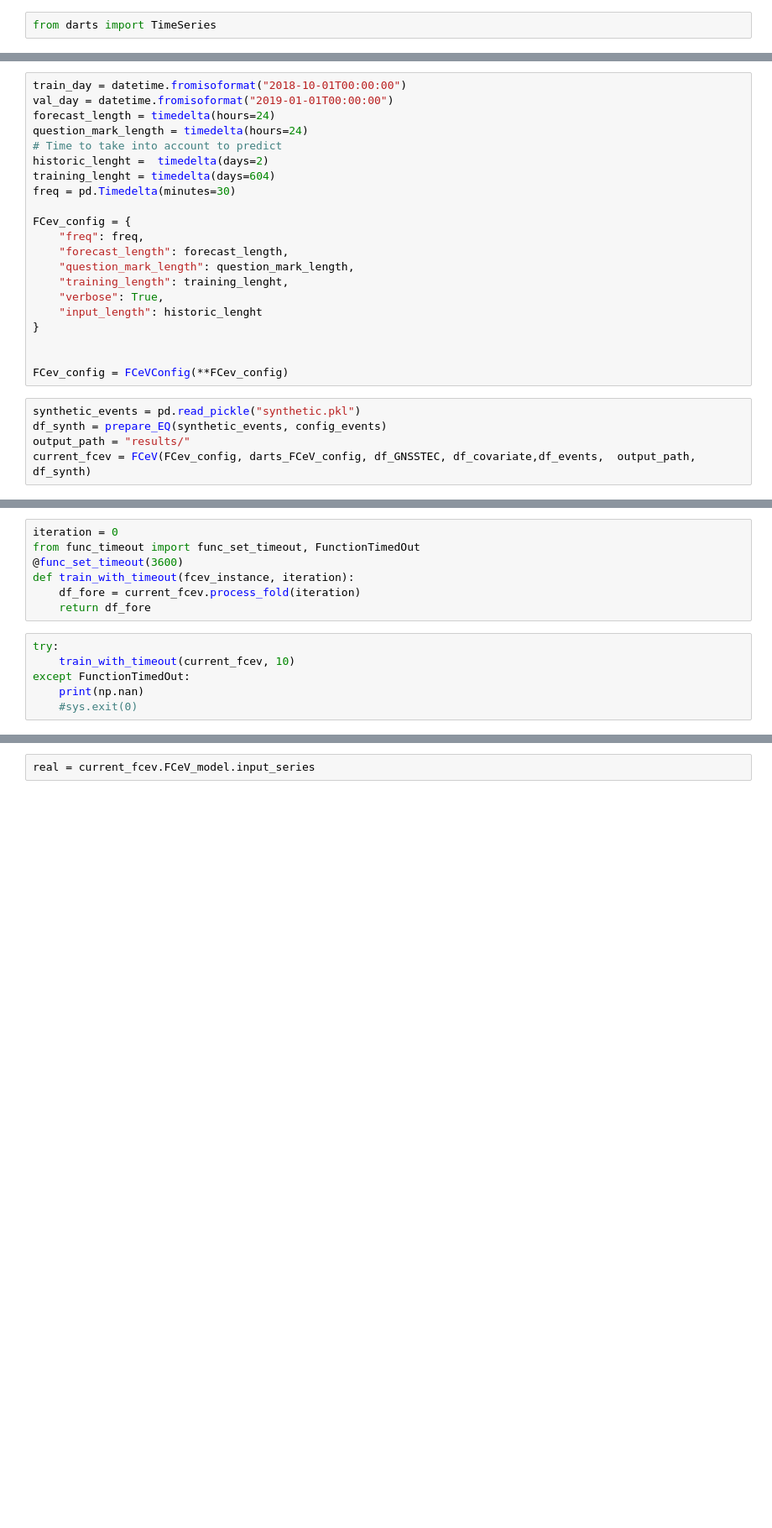
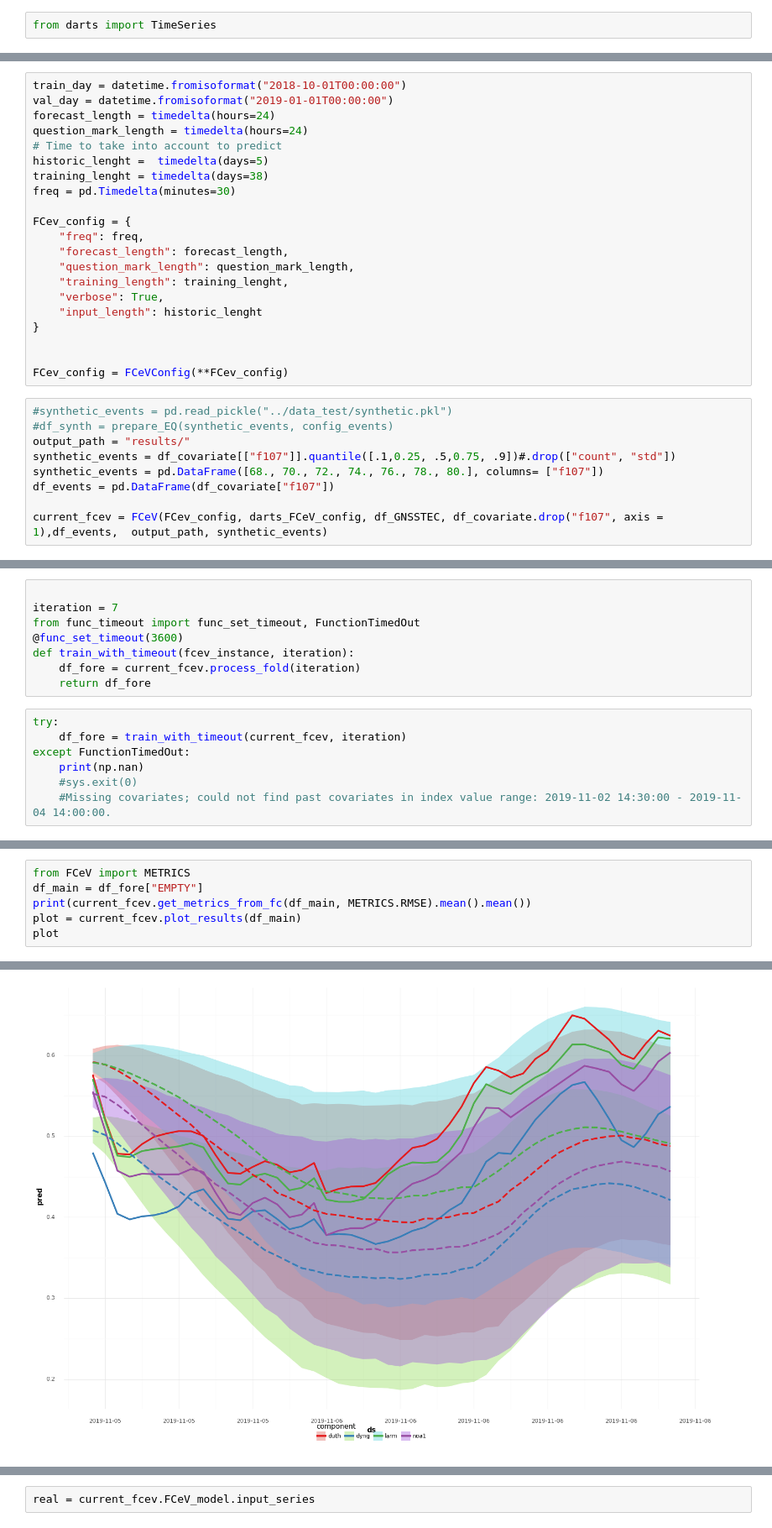
Before and after one commit to carloscanodomingo/NeuralProphetEQ, a Jupyter notebook: notebooks/testing_FCeVDarts.ipynb, the cells around one changed output, grey strips where cells are left out. Shown at 84% size. Cells and saved outputs as stored; diff of their text form; blank space fills up the shorter version.

```diff
--- a/notebooks/testing_FCeVDarts.ipynb
+++ b/notebooks/testing_FCeVDarts.ipynb
@@ -186,8 +196,8 @@ val_day = datetime.fromisoformat("2019-01-01T00:00:00")
 forecast_length = timedelta(hours=24)
 question_mark_length = timedelta(hours=24)
 # Time to take into account to predict
-historic_lenght =  timedelta(days=2)
-training_lenght = timedelta(days=604)
+historic_lenght =  timedelta(days=5)
+training_lenght = timedelta(days=38)
 freq = pd.Timedelta(minutes=30)
 
 FCev_config = {
@@ -202,7 +212,11 @@ FCev_config = {
 
 FCev_config = FCeVConfig(**FCev_config)
 # %%
-synthetic_events = pd.read_pickle("synthetic.pkl")
-df_synth = prepare_EQ(synthetic_events, config_events)
+#synthetic_events = pd.read_pickle("../data_test/synthetic.pkl")
+#df_synth = prepare_EQ(synthetic_events, config_events)
 output_path = "results/"
-current_fcev = FCeV(FCev_config, darts_FCeV_config, df_GNSSTEC, df_covariate,df_events,  output_path, df_synth)
+synthetic_events = df_covariate[["f107"]].quantile([.1,0.25, .5,0.75, .9])#.drop(["count", "std"])
+synthetic_events = pd.DataFrame([68., 70., 72., 74., 76., 78., 80.], columns= ["f107"])
+df_events = pd.DataFrame(df_covariate["f107"])
+
+current_fcev = FCeV(FCev_config, darts_FCeV_config, df_GNSSTEC, df_covariate.drop("f107", axis = 1),df_events,  output_path, synthetic_events)
@@ -215,5 +244,6 @@ from darts import TimeSeries
 # %%
-iteration = 0
+
+iteration = 7
 from func_timeout import func_set_timeout, FunctionTimedOut
 @func_set_timeout(3600)
 def train_with_timeout(fcev_instance, iteration):
@@ -221,8 +251,9 @@ def train_with_timeout(fcev_instance, iteration):
     return df_fore
 # %%
 try:
-    train_with_timeout(current_fcev, 10)
+    df_fore = train_with_timeout(current_fcev, iteration)
 except FunctionTimedOut:
     print(np.nan)
     #sys.exit(0)
+    #Missing covariates; could not find past covariates in index value range: 2019-11-02 14:30:00 - 2019-11-04 14:00:00.
 # %% [output]
@@ -230,0 +268,7 @@ KeyboardInterrupt:
+# %%
+from FCeV import METRICS
+df_main = df_fore["EMPTY"]
+print(current_fcev.get_metrics_from_fc(df_main, METRICS.RMSE).mean().mean())
+plot = current_fcev.plot_results(df_main)
+plot
+# %% [output]
@@ -230,0 +276 @@ KeyboardInterrupt:
+[figure, added]
```
Also changed, not shown: parts of 83 cells of this notebook, 11 other files.
